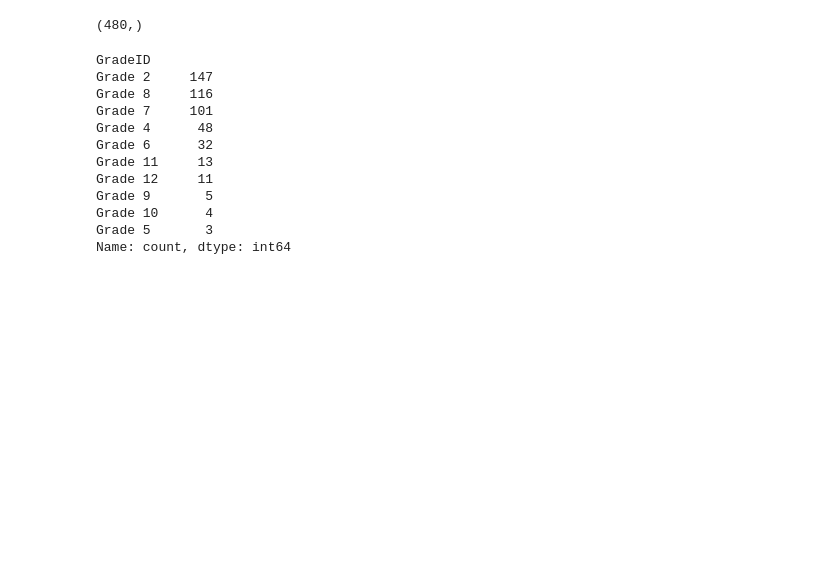
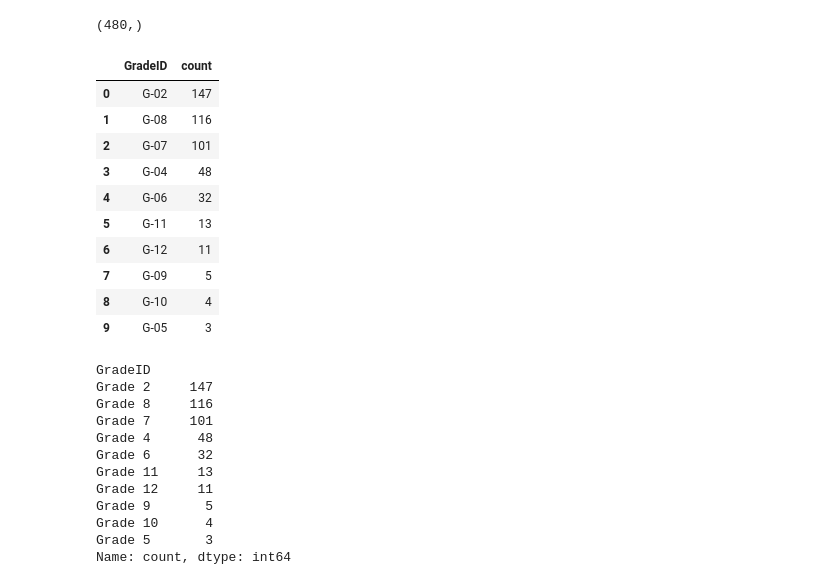
Before and after one commit to samaguiar/Students-Academic-Performance-Dataset, a Jupyter notebook: index.ipynb, the cells around one changed output. Drawn from its saved outputs; the diff is of its cells as text; code cells hidden in the pictures; blank space fills up the shorter version.

```diff
--- a/index.ipynb
+++ b/index.ipynb
@@ -92,6 +97,20 @@ Name: GradeID, dtype: object
 df['GradeID'].shape
 # %% [output]
 (480,)
+# %%
+df['GradeID'].value_counts().reset_index()
+# %% [output]
+|  | GradeID | count |
+| 0 | G-02 | 147 |
+| 1 | G-08 | 116 |
+| 2 | G-07 | 101 |
+| 3 | G-04 | 48 |
+| 4 | G-06 | 32 |
+| 5 | G-11 | 13 |
+| 6 | G-12 | 11 |
+| 7 | G-09 | 5 |
+| 8 | G-10 | 4 |
+| 9 | G-05 | 3 |
 # %%
 # Rename "G_0{i}" to "Grade {i}" or G-{i} to Grade {i}
 for i in range(2,13):
```
Also changed, not shown: parts of 9 cells of this notebook.
